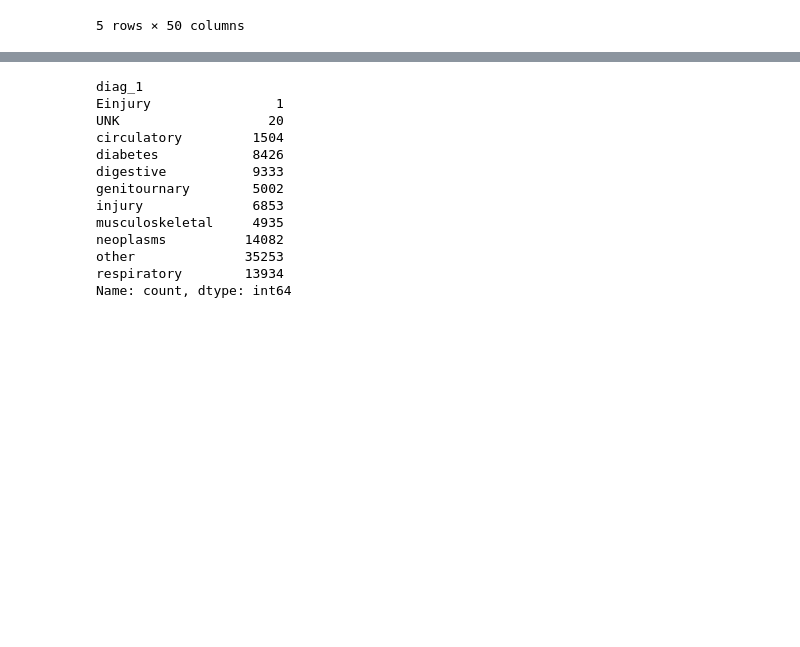
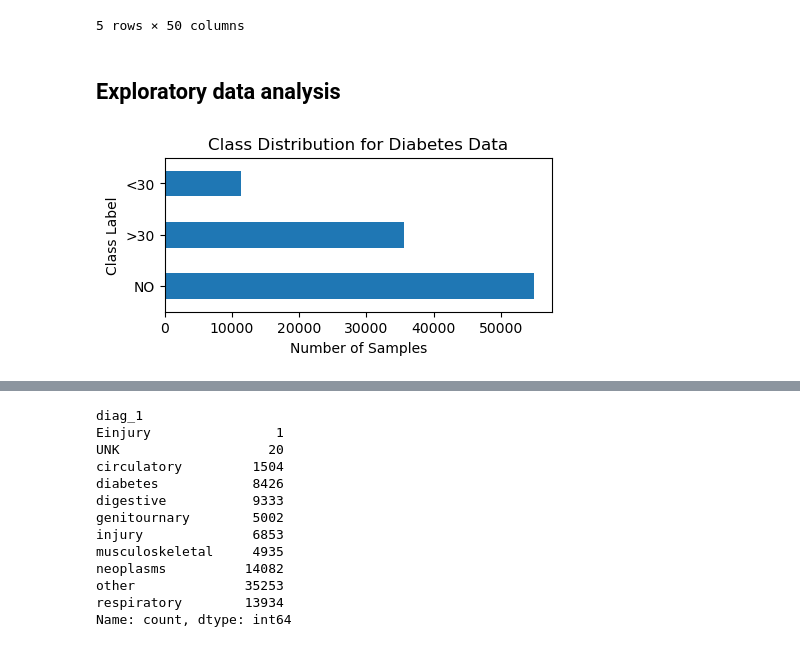
Before and after one commit to stevenworthington/cs109a_final_project, a Jupyter notebook: code/preprocessing.ipynb, the cells around one changed output, grey strips where cells are left out. Drawn from its saved outputs; the diff is of its cells as text; code cells hidden in the pictures; blank space fills up the shorter version.

```diff
--- a/code/preprocessing.ipynb
+++ b/code/preprocessing.ipynb
@@ -4,5 +9,5 @@ import pandas as pd
 # %%
-df_encounters = pd.read_csv('diabetic_data.csv',
+df_encounters = pd.read_csv('../data/diabetic_data.csv',
                             na_values='?',
                             low_memory=False #silence the mixed dtypes warning
                            )
@@ -15,3 +20,14 @@ df_encounters.head()
 | 3 | 500364 | 82442376 | Caucasian | Male | [30-40) | NaN | 1 | ... |
 | 4 | 16680 | 42519267 | Caucasian | Male | [40-50) | NaN | 1 | ... |
 5 rows × 50 columns
+# %% [markdown]
+## Exploratory data analysis
+# %%
+# visualize class imbalance
+plt.figure(figsize=(5, 2))
+df_encounters['readmitted'].value_counts().plot(kind='barh')
+plt.title('Class Distribution for Diabetes Data')
+plt.ylabel('Class Label')
+plt.xlabel('Number of Samples');
+# %% [output]
+[figure, added]
```
Also changed, not shown: parts of 17 cells of this notebook.
